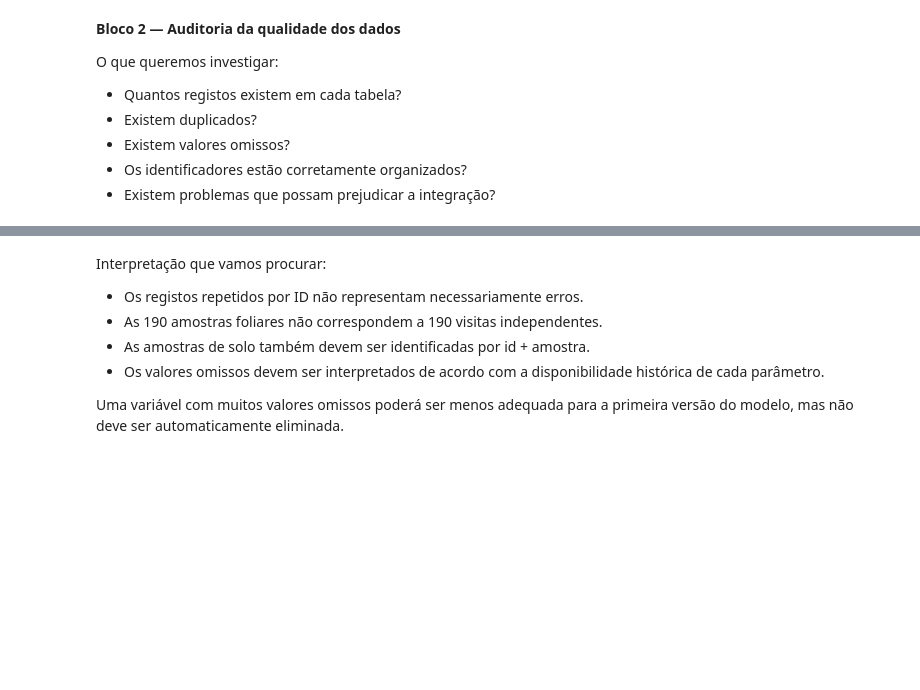
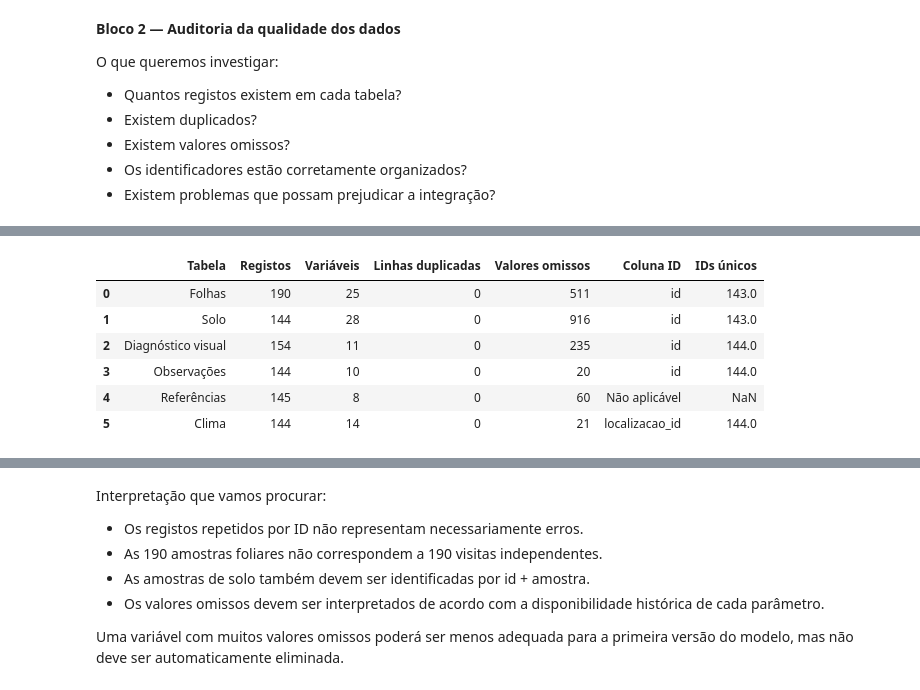
Before and after one commit to catarina1532/project-template, a Jupyter notebook: EDA_EucaNutri_RAIZ_Workshop.ipynb, the cells around one changed output, grey strips where cells are left out. Cells and saved outputs as stored; diff of their text form; code cells hidden in the pictures; blank space fills up the shorter version.

```diff
--- a/EDA_EucaNutri_RAIZ_Workshop.ipynb
+++ b/EDA_EucaNutri_RAIZ_Workshop.ipynb
@@ -178,0 +83,52 @@ Observações (id): 0
+# %%
+# 1. Resumo geral — auditoria de todas as tabelas
+
+tabelas = {
+    "Folhas": folhas,
+    "Solo": solo,
+    "Diagnóstico visual": diagnose,
+    "Observações": observacoes,
+    "Referências": referencias,
+    "Clima": clima
+}
+
+resumo = []
+
+for nome, df in tabelas.items():
+
+    # Identificar a coluna de identificação, quando existe
+    if "id" in df.columns:
+        coluna_id = "id"
+    elif "localizacao_id" in df.columns:
+        coluna_id = "localizacao_id"
+    else:
+        coluna_id = None
+
+    # Contar IDs únicos apenas quando existe uma coluna adequada
+    ids_unicos = (
+        df[coluna_id].nunique()
+        if coluna_id is not None
+        else np.nan
+    )
+
+    resumo.append({
+        "Tabela": nome,
+        "Registos": len(df),
+        "Variáveis": len(df.columns),
+        "Linhas duplicadas": df.duplicated().sum(),
+        "Valores omissos": df.isna().sum().sum(),
+        "Coluna ID": coluna_id if coluna_id else "Não aplicável",
+        "IDs únicos": ids_unicos
+    })
+
+resumo_qualidade = pd.DataFrame(resumo)
+
+display(resumo_qualidade)
+# %% [output]
+|  | Tabela | Registos | Variáveis | Linhas duplicadas | Valores omissos | Coluna ID | IDs únicos |
+| 0 | Folhas | 190 | 25 | 0 | 511 | id | 143.0 |
+| 1 | Solo | 144 | 28 | 0 | 916 | id | 143.0 |
+| 2 | Diagnóstico visual | 154 | 11 | 0 | 235 | id | 144.0 |
+| 3 | Observações | 144 | 10 | 0 | 20 | id | 144.0 |
+| 4 | Referências | 145 | 8 | 0 | 60 | Não aplicável | NaN |
+| 5 | Clima | 144 | 14 | 0 | 21 | localizacao_id | 144.0 |
```
Also changed, not shown: parts of 29 cells of this notebook.
